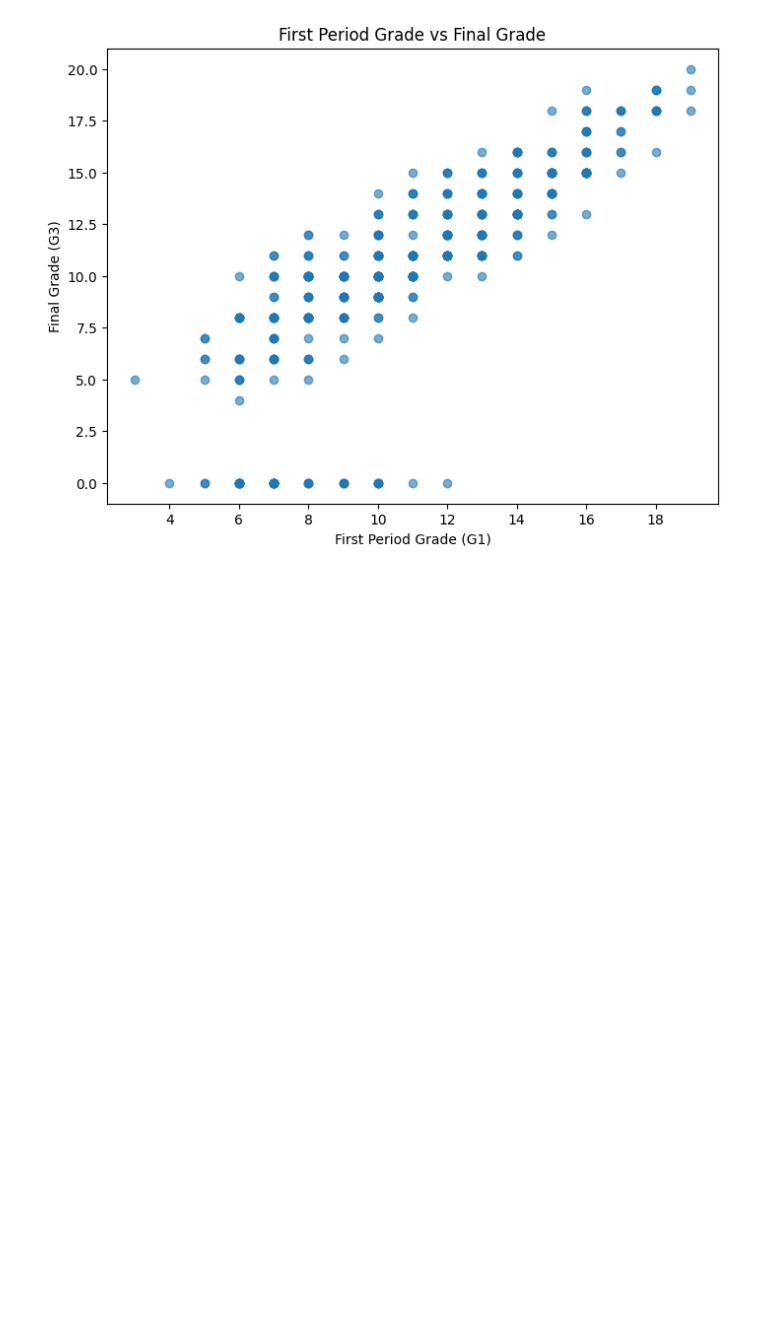
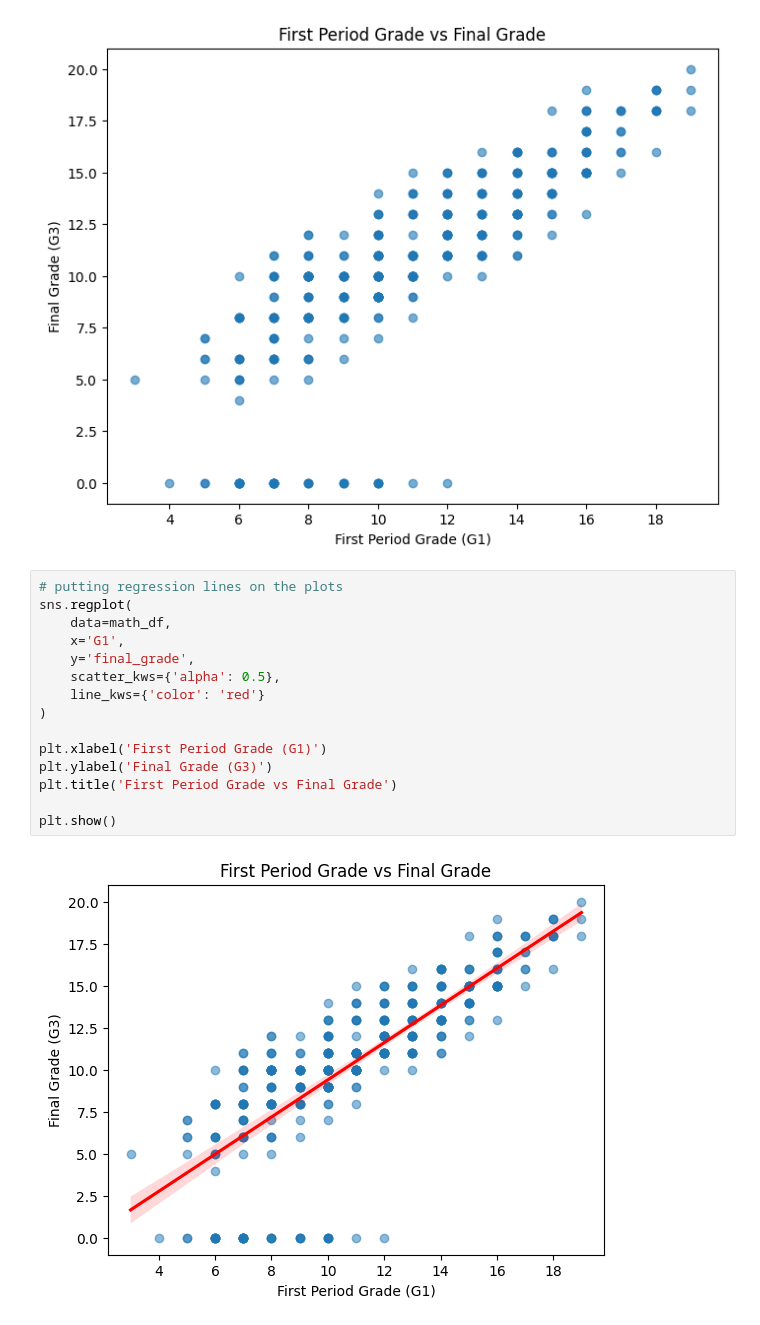
Before and after one commit to tingly-amua/Student-Performance-Analysis, a Jupyter notebook: EDA.ipynb, the cells around one changed output. Saved outputs shown, nothing was run; the diff lists cells and outputs as text; blank space fills up the shorter version.

```diff
--- a/EDA.ipynb
+++ b/EDA.ipynb
@@ -499,3 +516,20 @@ plt.title('First Period Grade vs Final Grade')
 plt.show()
 # %% [output]
 [figure]
+# %%
+# putting regression lines on the plots
+sns.regplot(
+    data=math_df,
+    x='G1',
+    y='final_grade',
+    scatter_kws={'alpha': 0.5},
+    line_kws={'color': 'red'}
+)
+
+plt.xlabel('First Period Grade (G1)')
+plt.ylabel('Final Grade (G3)')
+plt.title('First Period Grade vs Final Grade')
+
+plt.show()
+# %% [output]
+[figure, added]
```
Also changed, not shown: parts of 1 cell of this notebook.
